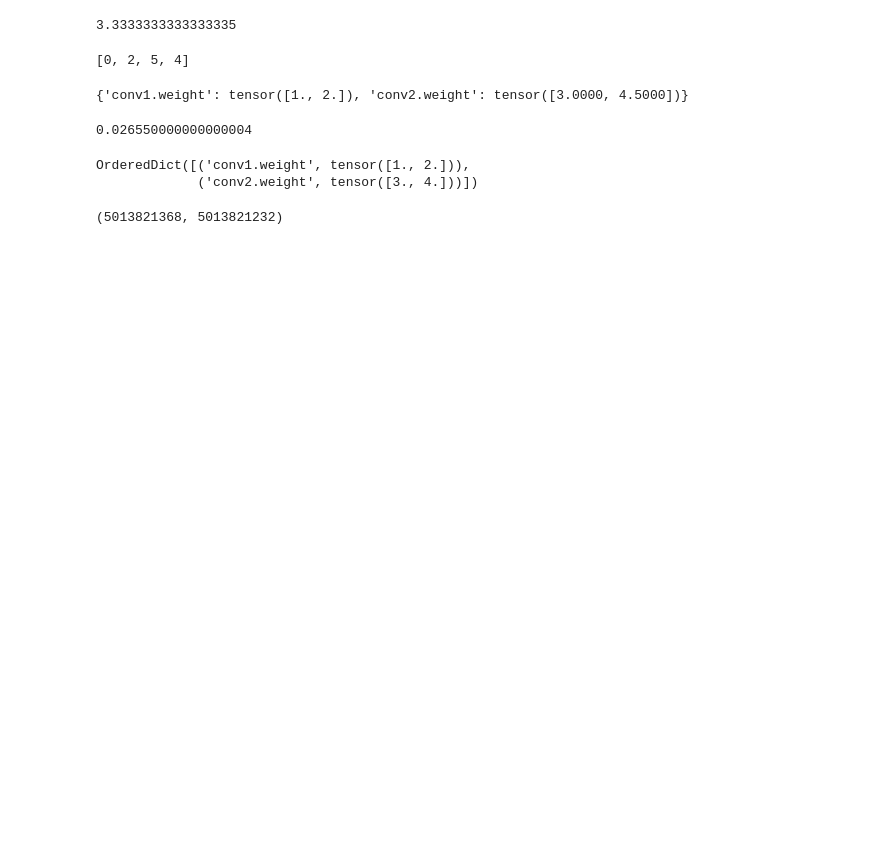
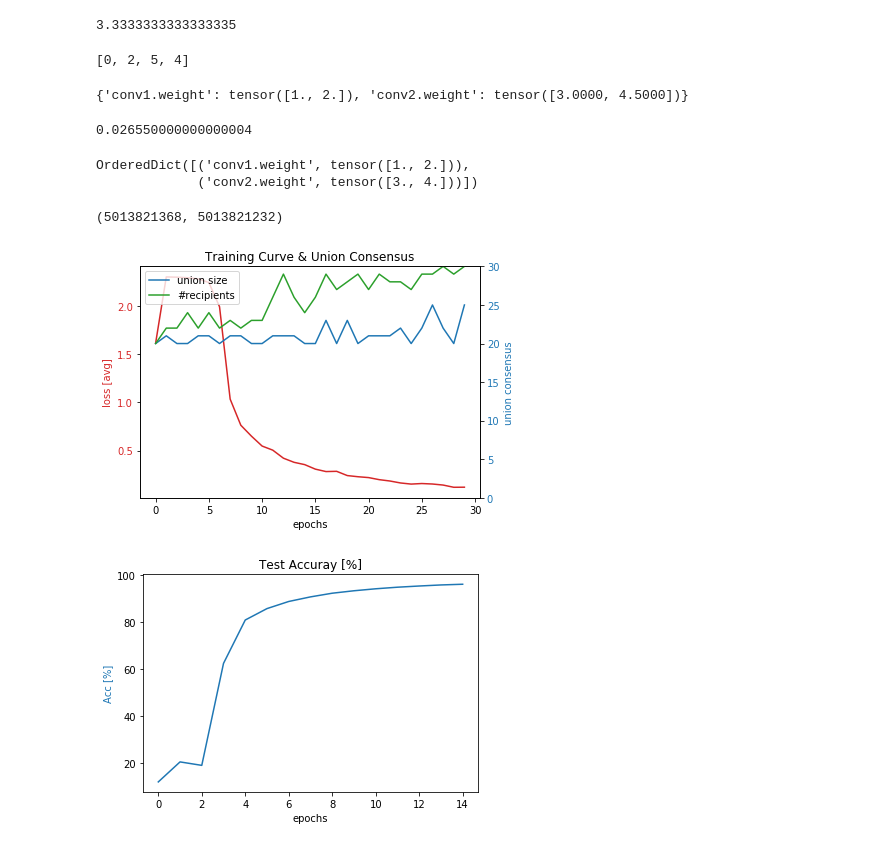
Before and after one commit to shaharazulay/hidden-markov-models, a Jupyter notebook: hmm/test.ipynb, the cells around one changed output. Cells and saved outputs as stored; diff of their text form; code cells hidden in the pictures; blank space fills up the shorter version.

```diff
--- a/hmm/test.ipynb
+++ b/hmm/test.ipynb
@@ -947,0 +953,35 @@ id(a.copy()), id(a)
+# %%
+def plot_learning_curve(learning_curve, test_acc, n_participants):
+    fig, ax1 = plt.subplots()
+
+    color = 'tab:red'
+    ax1.set_xlabel('epochs')
+    ax1.set_ylabel('loss [avg]', color=color)
+    ax1.plot([c['train_loss'] for c in learning_curve], color=color)
+    ax1.tick_params(axis='y', labelcolor=color)
+
+    ax2 = ax1.twinx()
+
+    color = 'tab:blue'
+    ax2.set_ylabel('union consensus', color=color)
+    ax2.plot([c['union_size'] for c in learning_curve], color=color)
+    ax2.plot([c['n_unique_recipients'] for c in learning_curve], color='tab:green')
+    ax2.set_ylim([0, n_participants])
+    ax2.legend(['union size', '#recipients'])
+    ax2.tick_params(axis='y', labelcolor=color)
+
+    fig.tight_layout()
+    plt.title('Training Curve & Union Consensus')
+    fig.savefig('train_learning_curve.jpg')
+
+    fig, ax1 = plt.subplots()
+    ax1.plot(test_acc)
+    ax1.set_xlabel('epochs')
+    ax1.set_ylabel('Acc [%]', color=color)
+    plt.title('Test Accuray [%]')
+    fig.savefig('test_accuracy.jpg')
+# %%
+plot_learning_curve(learning_curve, test_acc, n_participants=30)
+# %% [output]
+[figure, added]
+[figure, added]
```
Also changed, not shown: parts of 7 cells of this notebook, 2 other files.
